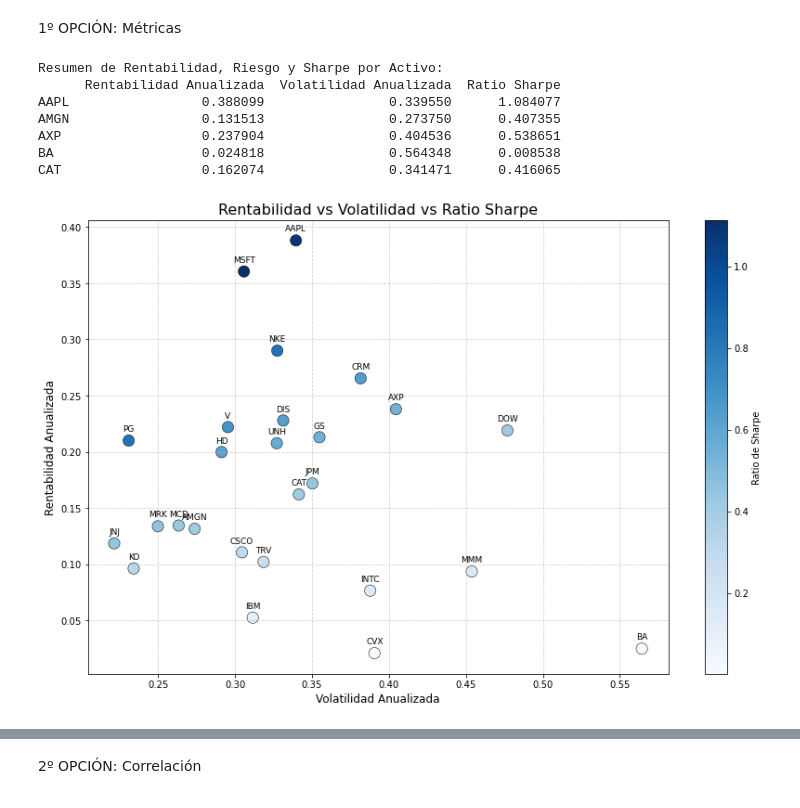
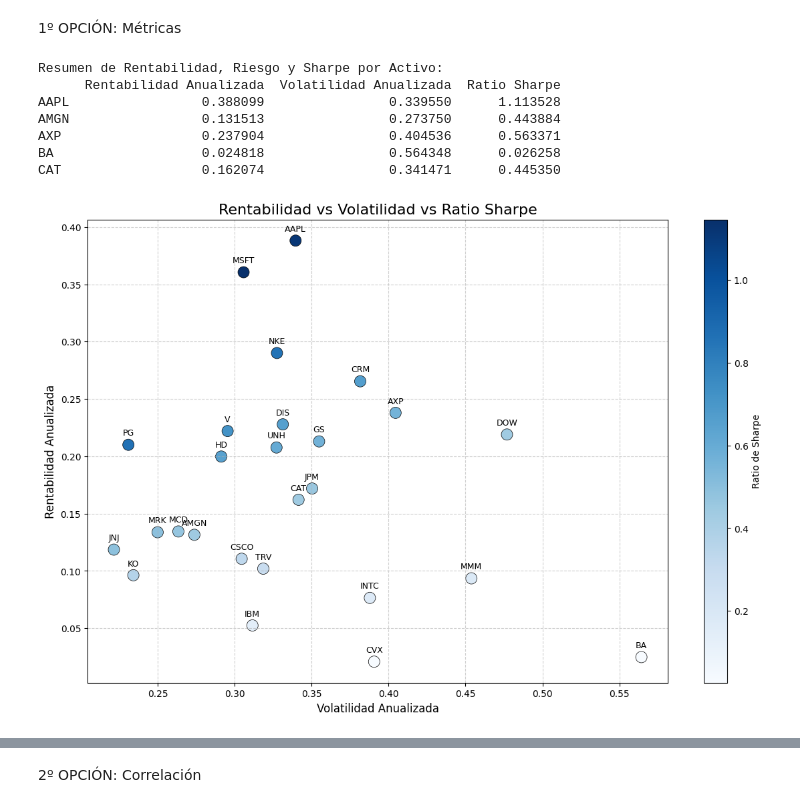
Before and after one commit to LanderAgirre/Reto_09_Azul_Oscuro, a Jupyter notebook: 2.Selección_Cartera.ipynb, the cells around one changed output, grey strips where cells are left out. Cells and saved outputs as stored; diff of their text form; code cells hidden in the pictures.

```diff
--- a/2.Selección_Cartera.ipynb
+++ b/2.Selección_Cartera.ipynb
@@ -15,37 +15,37 @@ rent_diarias = df_limpio.pct_change()
 # %%
 rentabilidad_anualizada = rent_diarias.mean() * 252
 volatilidad_anualizada = rent_diarias.std() * np.sqrt(252)
-risk_free_rate = 0.02
+risk_free_rate = 0.01
 resumen_activos = pd.DataFrame({
     'Rentabilidad Anualizada': rentabilidad_anualizada,
     'Volatilidad Anualizada': volatilidad_anualizada})
 resumen_activos['Ratio Sharpe'] = (resumen_activos['Rentabilidad Anualizada'] - risk_free_rate) / resumen_activos['Volatilidad Anualizada']
 print("Resumen de Rentabilidad, Riesgo y Sharpe por Activo:")
 print(resumen_activos.head())
 plt.figure(figsize=(14, 9))
 scatter = plt.scatter(
     x=resumen_activos['Volatilidad Anualizada'],
     y=resumen_activos['Rentabilidad Anualizada'],
     c=resumen_activos['Ratio Sharpe'],
     cmap='Blues', s=150,alpha=1,edgecolors='black', linewidths=0.5)
 plt.colorbar(scatter, label='Ratio de Sharpe')
 plt.title('Rentabilidad vs Volatilidad vs Ratio Sharpe', fontsize=16)
 plt.xlabel('Volatilidad Anualizada', fontsize=12)
 plt.ylabel('Rentabilidad Anualizada', fontsize=12)
 plt.grid(True, linestyle='--', alpha=0.6)
 for i, txt in enumerate(resumen_activos.index):
     plt.annotate(txt, (resumen_activos['Volatilidad Anualizada'][i], resumen_activos['Rentabilidad Anualizada'][i]),
                  textcoords="offset points", xytext=(0,10), ha='center', fontsize=9)
 plt.show()
 # %% [output]
 Resumen de Rentabilidad, Riesgo y Sharpe por Activo:
       Rentabilidad Anualizada  Volatilidad Anualizada  Ratio Sharpe
-AAPL                 0.388099                0.339550      1.084077
-AMGN                 0.131513                0.273750      0.407355
-AXP                  0.237904                0.404536      0.538651
-BA                   0.024818                0.564348      0.008538
-CAT                  0.162074                0.341471      0.416065
+AAPL                 0.388099                0.339550      1.113528
+AMGN                 0.131513                0.273750      0.443884
+AXP                  0.237904                0.404536      0.563371
+BA                   0.024818                0.564348      0.026258
+CAT                  0.162074                0.341471      0.445350
-[figure, old version]
+[figure, new version]
 # %%
 def cartera_simple(df_precios, risk_free_rate=0.0):
     returns = df_precios.pct_change().dropna()
```
Also changed, not shown: parts of 12 cells of this notebook, 1 other file.
